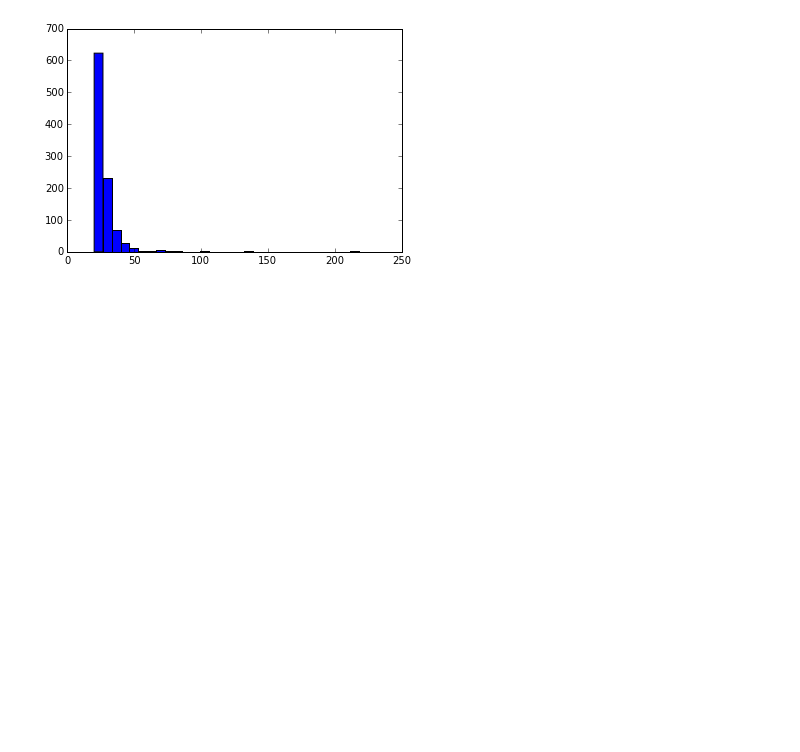
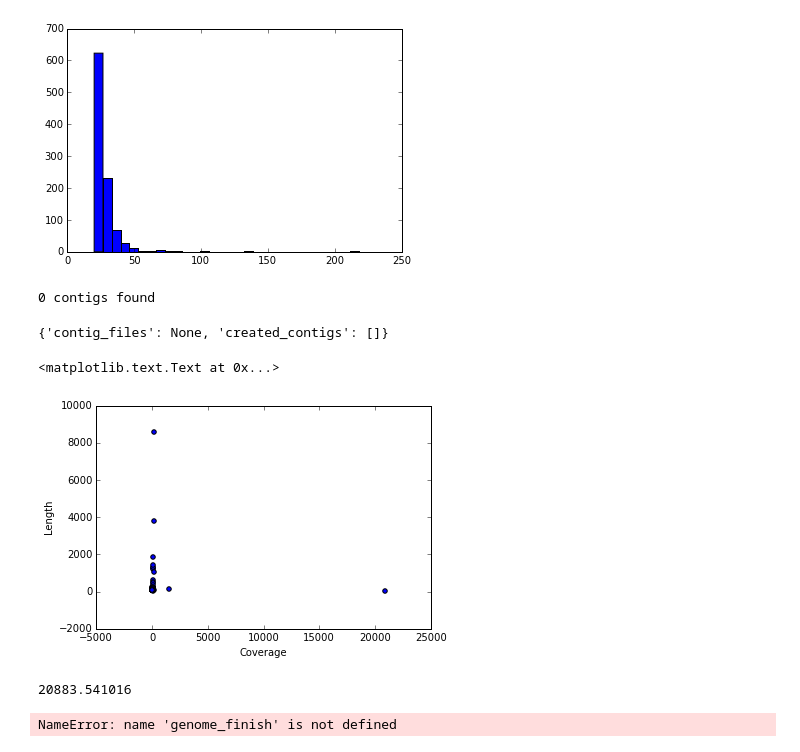
Before and after one commit to woodymit/millstone, a Jupyter notebook: genome_designer/assembly_testing.ipynb, the cells around one changed output. Cells and saved outputs as stored; diff of their text form; code cells hidden in the pictures; blank space fills up the shorter version.

```diff
--- a/genome_designer/assembly_testing.ipynb
+++ b/genome_designer/assembly_testing.ipynb
@@ -132,3 +119,42 @@ plt.hist(coverage_filt, bins=30)
          204.537944 ,  211.1226325,  217.707321 ]),
  <a list of 30 Patch objects>)
 [figure]
+# %%
+velvet_opts_2 = {
+    'velveth': {
+        'shortPaired': ''
+    },
+    'velvetg': {
+        'cov_cutoff': 30,
+        'ins_length': 200,
+        'ins_length_sd': 90
+    }
+}
+
+test_velvet_opts(velvet_opts_2)
+# %% [output]
+0 contigs found
+{'contig_files': None, 'created_contigs': []}
+# %%
+contigs = Out[72]['created_contigs']
+
+coverage = []
+length = []
+for c in contigs:
+    coverage.append(c.coverage)
+    length.append(c.num_bases)
+
+plt.scatter(coverage, length)
+plt.xlabel('Coverage')
+plt.ylabel('Length')
+# %% [output]
+<matplotlib.text.Text at 0x...>
+[figure, added]
+# %%
+max(coverage)
+# %% [output]
+20883.541016
+# %%
+reload(genome_finish)
+# %% [output]
+NameError: name 'genome_finish' is not defined
```
Also changed, not shown: parts of 10 cells of this notebook, 3 other files.
